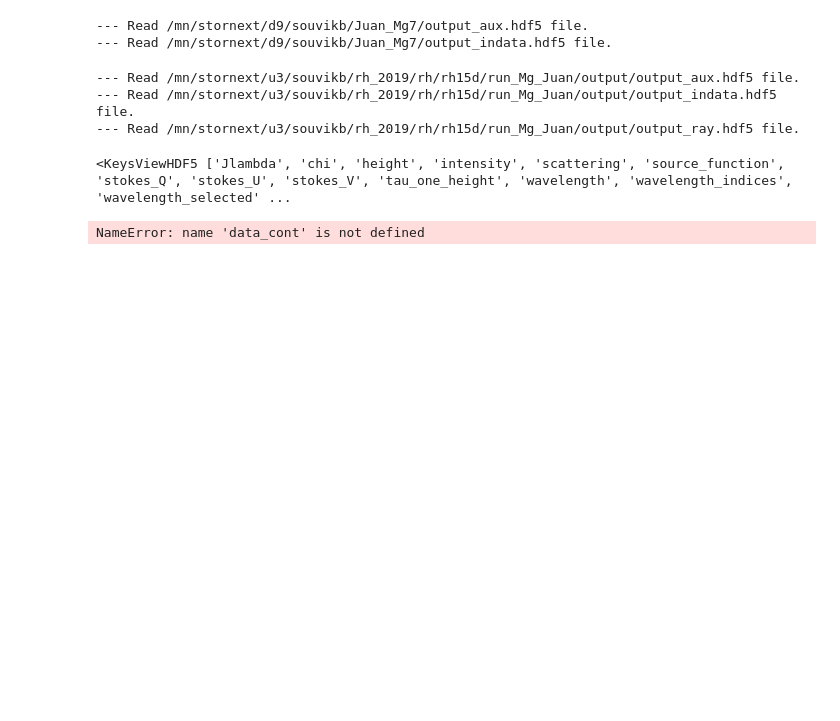
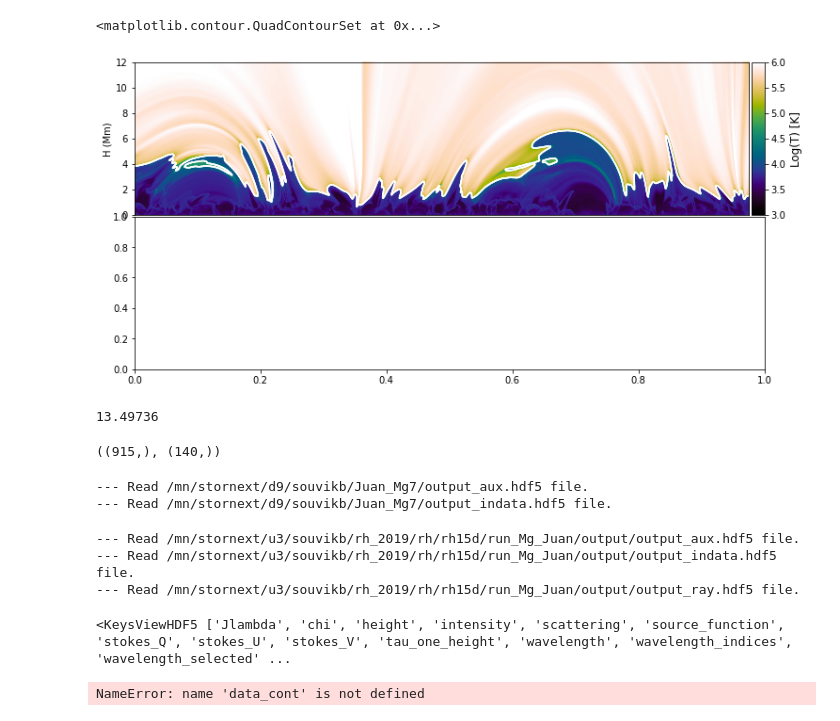
Before and after one commit to souvikita/Bifrost-simulation-analysis, a Jupyter notebook: Cont_function.ipynb, the cells around one changed output. Saved outputs shown, nothing was run; the diff lists cells and outputs as text; code cells hidden in the pictures; blank space fills up the shorter version.

```diff
--- a/Cont_function.ipynb
+++ b/Cont_function.ipynb
@@ -36,3 +84,37 @@ y    = input_sim['y']# time []
+# %%
+sim_x,sim_y=temp_juan[0,:5562,19,500:1415].shape
+fig, axs =plt.subplots(2,1,figsize=(12,6),facecolor='w', edgecolor='k')
+fig.subplots_adjust(hspace = 0.01,wspace=0.26)
+axs=axs.ravel()
+mask_contour=np.zeros((sim_x,sim_y))
+temp_for_contour = temp_juan[0,:5562,19,500:1415]
+w_pixels = np.where(temp_for_contour <=35000)
+mask_contour[w_pixels]=1.
+
+norm1 = cm.colors.Normalize(vmax=6, vmin=3)
+im0 = NonUniformImage(axs[0], interpolation=None, extent=[x[0]/1e6, x[5562]/1e6,0,12],cmap=cmr.rainforest,norm=norm1)
+im0.set_data(x[:5562]/1e6,z1[1415:500:-1],np.flipud(np.squeeze(np.log10(temp_juan[0,:5562,19,500:1415].T))))
+axs[0].set_xlim(x[0]/1e6, x[5562]/1e6)
+axs[0].set_ylim(0,12)
+axs[0].images.append(im0)
+axs[0].set_xticks([])
+axs[0].set_ylabel('H (Mm)')
+divider = make_axes_locatable(axs[0])
+cax0 = divider.append_axes("right", size="2%", pad=0.05)
+cbar=plt.colorbar(im0,cax=cax0)
+cbar.set_label(r'Log(T) [K]',size=12)
+axs[0].contour(x[:5562]/1e6,z1[500:1415],mask_contour.T,levels=2,colors=['white'])
+# %% [output]
+<matplotlib.contour.QuadContourSet at 0x...>
+[figure, added]
+# %%
+z1[500]
+# %% [output]
+13.49736
+# %%
+z1[1415:500:-1].shape, x1.shape
+# %% [output]
+((915,), (140,))
 # %%
 dpath_rh_2='/mn/stornext/d9/souvikb/Juan_Mg7/'
 dpath_rh_3='/mn/stornext/d9/souvikb/Juan_Mg8/'
```
Also changed, not shown: parts of 10 cells of this notebook.
